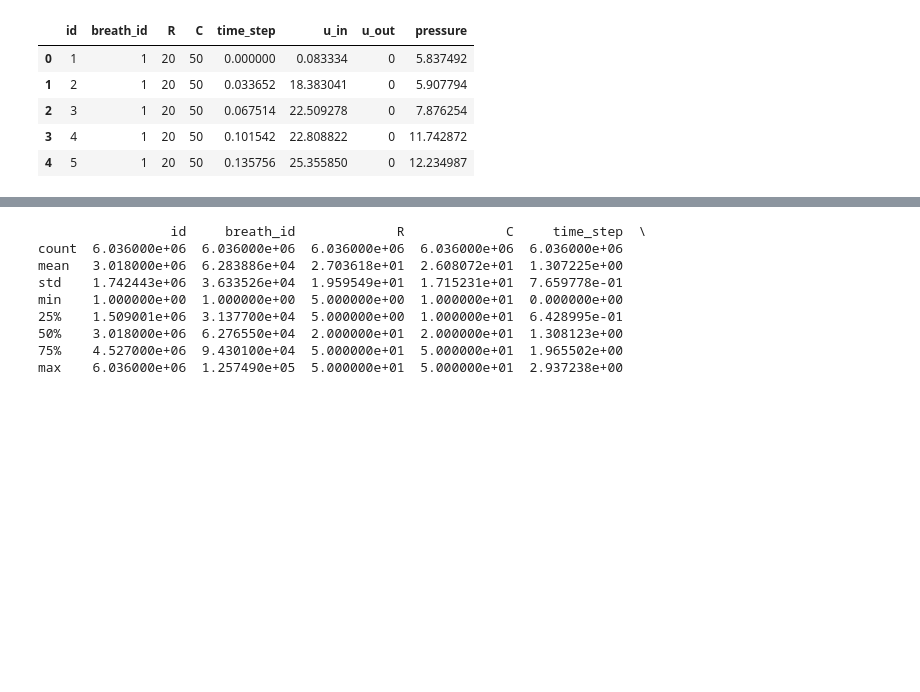
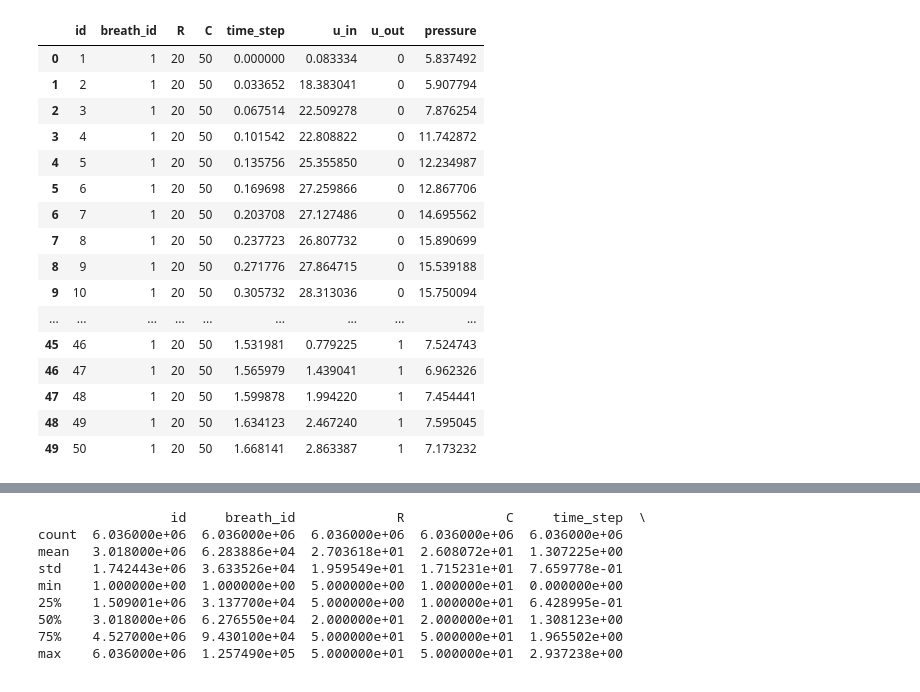
Before and after one commit to ishara084/CS5665-Project, a Jupyter notebook: EDA_preprocessing.ipynb, the cells around one changed output, grey strips where cells are left out. Saved outputs shown, nothing was run; the diff lists cells and outputs as text; code cells hidden in the pictures; blank space fills up the shorter version.

```diff
--- a/EDA_preprocessing.ipynb
+++ b/EDA_preprocessing.ipynb
@@ -7,14 +7,25 @@ import seaborn as sns
 import matplotlib.style
 # %%
 df = pd.read_csv("data/train.csv")
-df.head()
+df.head(50)
 # %% [output]
 |  | id | breath_id | R | C | time_step | u_in | u_out | pressure |
 | 0 | 1 | 1 | 20 | 50 | 0.000000 | 0.083334 | 0 | 5.837492 |
 | 1 | 2 | 1 | 20 | 50 | 0.033652 | 18.383041 | 0 | 5.907794 |
 | 2 | 3 | 1 | 20 | 50 | 0.067514 | 22.509278 | 0 | 7.876254 |
 | 3 | 4 | 1 | 20 | 50 | 0.101542 | 22.808822 | 0 | 11.742872 |
 | 4 | 5 | 1 | 20 | 50 | 0.135756 | 25.355850 | 0 | 12.234987 |
+| 5 | 6 | 1 | 20 | 50 | 0.169698 | 27.259866 | 0 | 12.867706 |
+| 6 | 7 | 1 | 20 | 50 | 0.203708 | 27.127486 | 0 | 14.695562 |
+| 7 | 8 | 1 | 20 | 50 | 0.237723 | 26.807732 | 0 | 15.890699 |
+| 8 | 9 | 1 | 20 | 50 | 0.271776 | 27.864715 | 0 | 15.539188 |
+| 9 | 10 | 1 | 20 | 50 | 0.305732 | 28.313036 | 0 | 15.750094 |
+| ... | ... | ... | ... | ... | ... | ... | ... | ... |
+| 45 | 46 | 1 | 20 | 50 | 1.531981 | 0.779225 | 1 | 7.524743 |
+| 46 | 47 | 1 | 20 | 50 | 1.565979 | 1.439041 | 1 | 6.962326 |
+| 47 | 48 | 1 | 20 | 50 | 1.599878 | 1.994220 | 1 | 7.454441 |
+| 48 | 49 | 1 | 20 | 50 | 1.634123 | 2.467240 | 1 | 7.595045 |
+| 49 | 50 | 1 | 20 | 50 | 1.668141 | 2.863387 | 1 | 7.173232 |
 # %%
 df.info()
 # %% [output]
```
Also changed, not shown: parts of 2 cells of this notebook.
